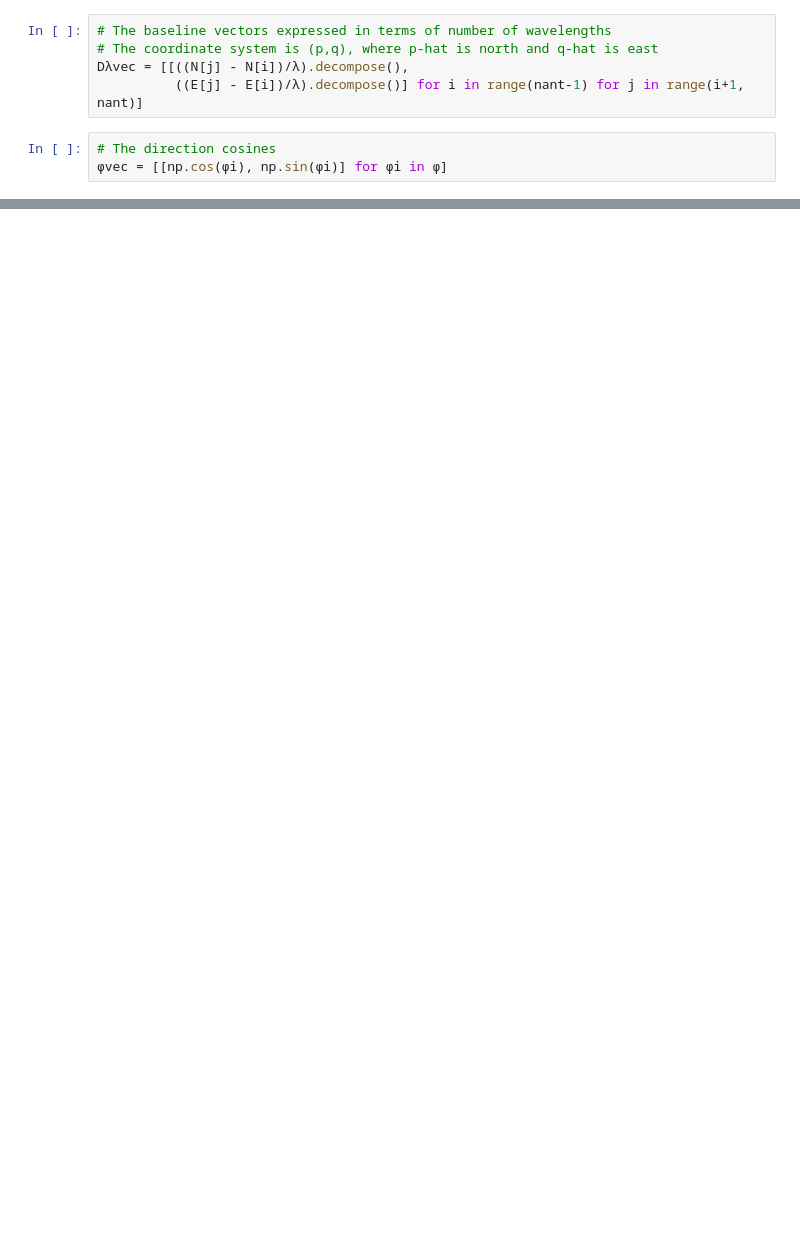
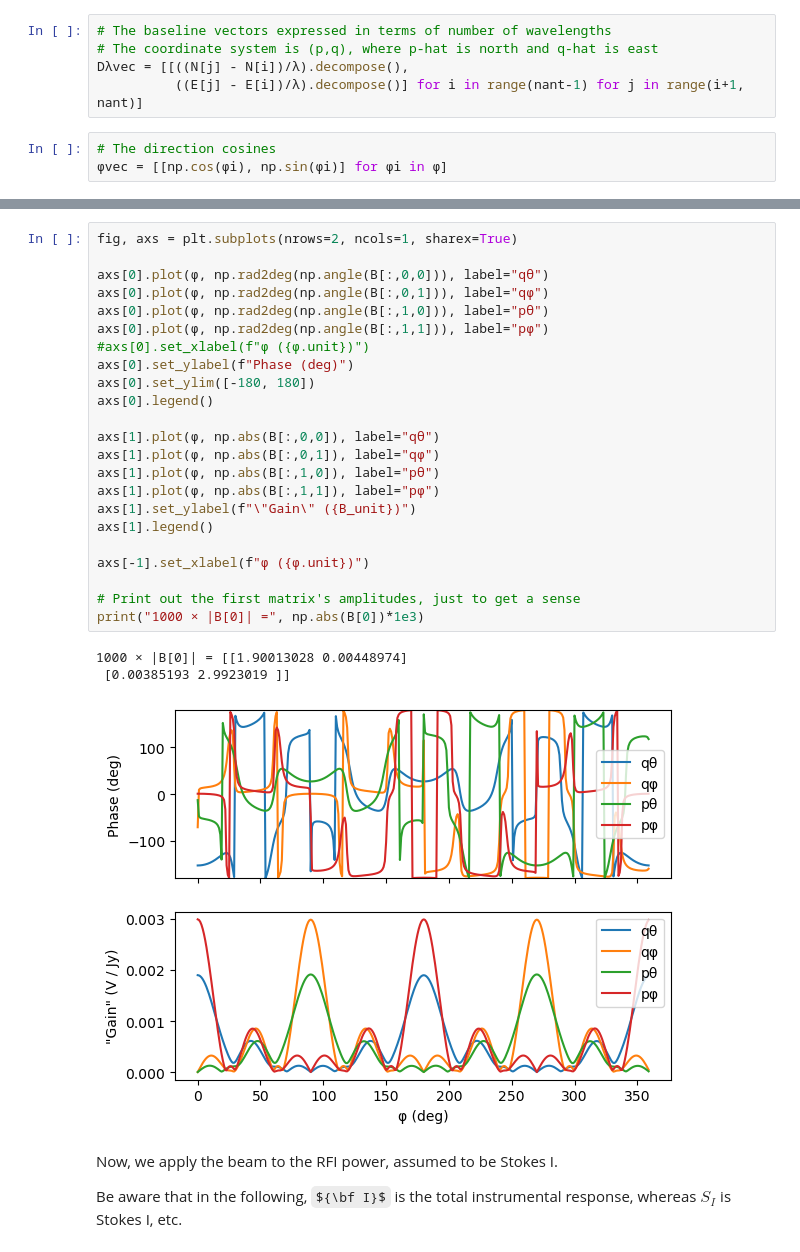
Before and after one commit to robotopia/horizon-rfi, a Jupyter notebook: horizon_rfi.ipynb, the cells around one changed output, grey strips where cells are left out. Saved outputs shown, nothing was run; the diff lists cells and outputs as text; some formulas as TeX source; blank space fills up the shorter version.

Commit message:
Added beam response and noise. (FYI, I'm not sure I trust the beam)

```diff
--- a/horizon_rfi.ipynb
+++ b/horizon_rfi.ipynb
@@ -59,0 +103,31 @@ Dλvec = [[((N[j] - N[i])/λ).decompose(),
+# %%
+fig, axs = plt.subplots(nrows=2, ncols=1, sharex=True)
+
+axs[0].plot(φ, np.rad2deg(np.angle(B[:,0,0])), label="qθ")
+axs[0].plot(φ, np.rad2deg(np.angle(B[:,0,1])), label="qφ")
+axs[0].plot(φ, np.rad2deg(np.angle(B[:,1,0])), label="pθ")
+axs[0].plot(φ, np.rad2deg(np.angle(B[:,1,1])), label="pφ")
+#axs[0].set_xlabel(f"φ ({φ.unit})")
+axs[0].set_ylabel(f"Phase (deg)")
+axs[0].set_ylim([-180, 180])
+axs[0].legend()
+
+axs[1].plot(φ, np.abs(B[:,0,0]), label="qθ")
+axs[1].plot(φ, np.abs(B[:,0,1]), label="qφ")
+axs[1].plot(φ, np.abs(B[:,1,0]), label="pθ")
+axs[1].plot(φ, np.abs(B[:,1,1]), label="pφ")
+axs[1].set_ylabel(f"\"Gain\" ({B_unit})")
+axs[1].legend()
+
+axs[-1].set_xlabel(f"φ ({φ.unit})")
+
+# Print out the first matrix's amplitudes, just to get a sense
+print("1000 × |B[0]| =", np.abs(B[0])*1e3)
+# %% [output]
+1000 × |B[0]| = [[1.90013028 0.00448974]
+ [0.00385193 2.9923019 ]]
+[figure, added]
+# %% [markdown]
+Now, we apply the beam to the RFI power, assumed to be Stokes I.
+
+Be aware that in the following, ${\bf I}$ is the total instrumental response, whereas $S_I$ is Stokes I, etc.
```
Also changed, not shown: parts of 24 cells of this notebook.
